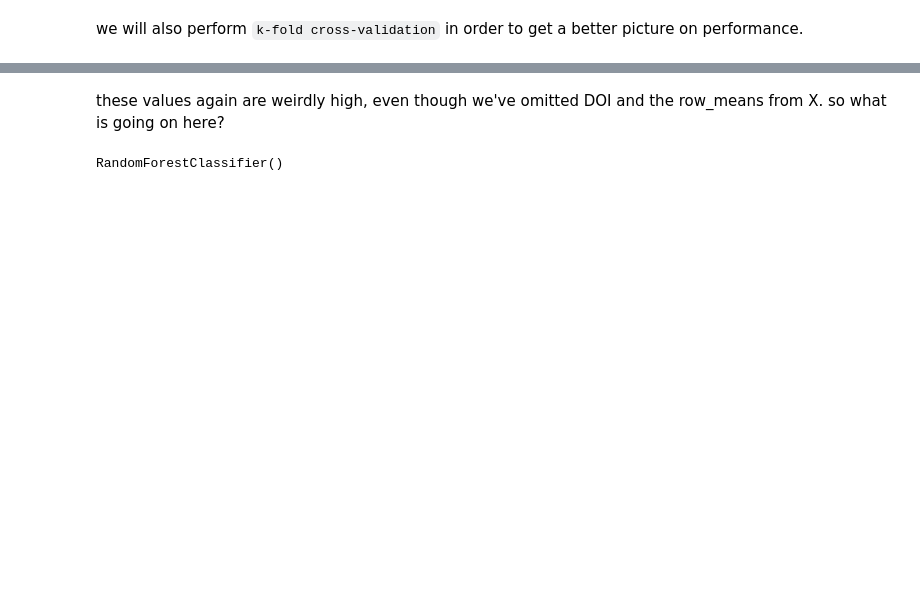
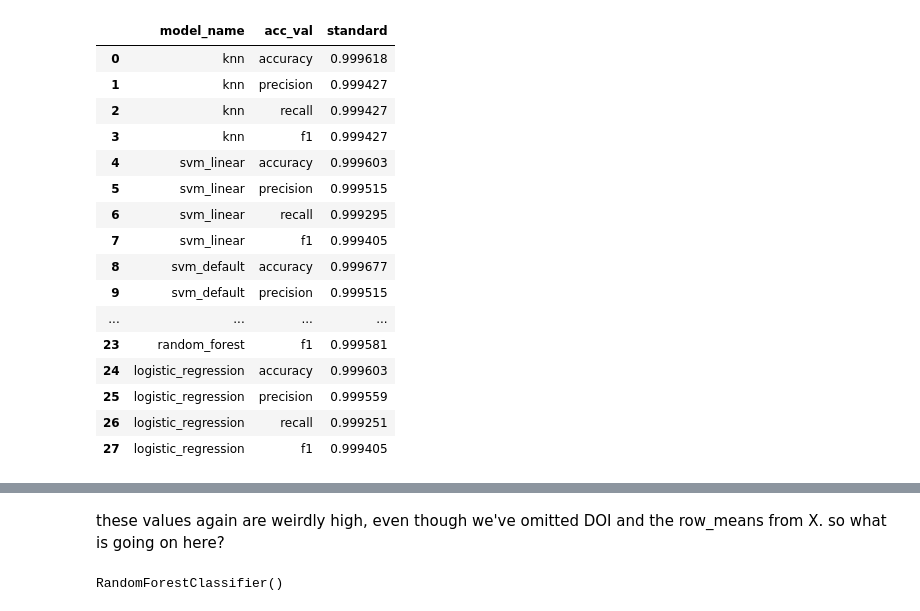
Before and after one commit to destiny-evidence/destiny-deduper, a Jupyter notebook: notebooks/01_building_dedupe_feature_importance_model.ipynb, the cells around one changed output, grey strips where cells are left out. Cells and saved outputs as stored; diff of their text form; code cells hidden in the pictures; blank space fills up the shorter version.

```diff
--- a/notebooks/01_building_dedupe_feature_importance_model.ipynb
+++ b/notebooks/01_building_dedupe_feature_importance_model.ipynb
@@ -109,11 +87,0 @@ raw_df = pd.read_csv(RAW_DATA, encoding='latin-1')
-# %%
-vals = []
-for idx in random_idxs:
-    id_a = non_dupes_filtered[non_dupes_filtered['row_id']==idx]['id_a'].reset_index()['id_a'][0]
-    id_b = non_dupes_filtered[non_dupes_filtered['row_id']==idx]['id_b'].reset_index()['id_b'][0]
-    doi_a = raw_df[raw_df['RecordID']==id_a]['DOI'].reset_index()['DOI'][0]
-    doi_b = raw_df[raw_df['RecordID']==id_b]['DOI'].reset_index()['DOI'][0]
-    comparison_score = non_dupes_filtered[non_dupes_filtered['row_id']==idx]['doi'].reset_index()['doi'][0]
-    newline = {'id_a': id_a, 'id_b': id_b, 'doi_a': doi_a, 'doi_b': doi_b, 'comparison_score': comparison_score}
-    vals.append(newline)
-pd.DataFrame(vals)
@@ -157,10 +146,41 @@ dtree = DecisionTreeClassifier()
 naive_bayes = GaussianNB()
 random_forest = RandomForestClassifier()
 logistic_regression = LogisticRegression(multi_class='multinomial', max_iter=10000, solver='sag')
-# %% [markdown]
-we will also perform `k-fold cross-validation` in order to get a better picture on performance.
 # %%
 folds = 5
 # %%
 models = {'knn': knn, 'svm_linear': svm_linear, 'svm_default': svm_default, 'dtree': dtree, 'naive_bayes': naive_bayes, 'random_forest': random_forest, 'logistic_regression': logistic_regression}
 accuracy_evaluations = ['accuracy', 'precision', 'recall', 'f1']
+# %%
+#| warning: false
+
+eval_set = []
+conf_mats = []
+for model_name, model in models.items():
+    for acc_val in accuracy_evaluations:
+        cross_val_prediction = cross_val_predict(model, X, y, cv=folds)
+        conf_mats.append({model_name:confusion_matrix(y, cross_val_prediction)})
+        acc_standard = np.mean(cross_val_score(model, X=X, y=y, cv=folds, verbose=0, scoring=acc_val))
+        newline = {'model_name': model_name, 'acc_val': acc_val, 'standard': acc_standard}
+        eval_set.append(newline)
+
+eval_df = pd.DataFrame(eval_set)
+eval_df
+# %% [output]
+|  | model_name | acc_val | standard |
+| 0 | knn | accuracy | 0.999618 |
+| 1 | knn | precision | 0.999427 |
+| 2 | knn | recall | 0.999427 |
+| 3 | knn | f1 | 0.999427 |
+| 4 | svm_linear | accuracy | 0.999603 |
+| 5 | svm_linear | precision | 0.999515 |
+| 6 | svm_linear | recall | 0.999295 |
+| 7 | svm_linear | f1 | 0.999405 |
+| 8 | svm_default | accuracy | 0.999677 |
+| 9 | svm_default | precision | 0.999515 |
+| ... | ... | ... | ... |
+| 23 | random_forest | f1 | 0.999581 |
+| 24 | logistic_regression | accuracy | 0.999603 |
+| 25 | logistic_regression | precision | 0.999559 |
+| 26 | logistic_regression | recall | 0.999251 |
+| 27 | logistic_regression | f1 | 0.999405 |
```
Also changed, not shown: parts of 47 cells of this notebook.
